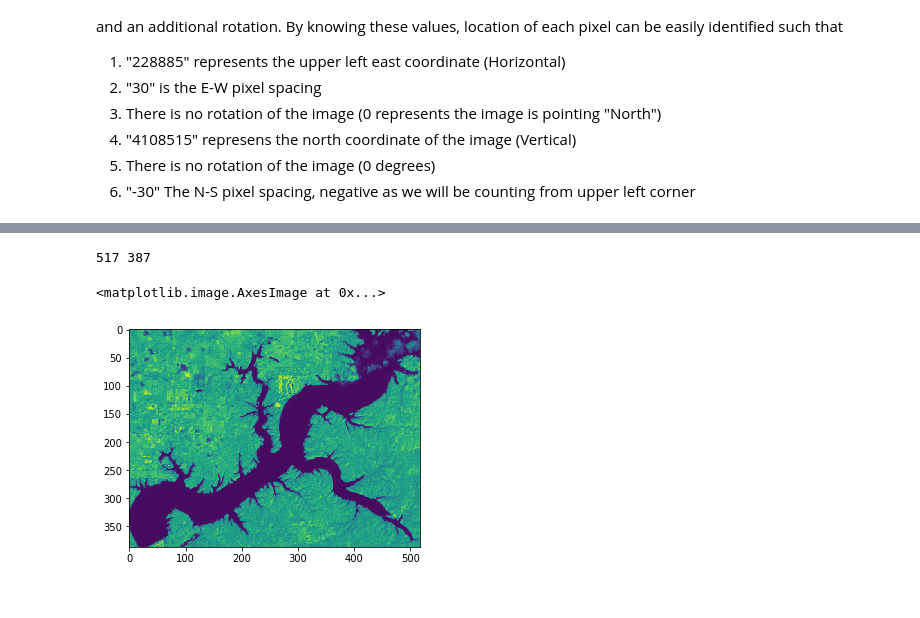
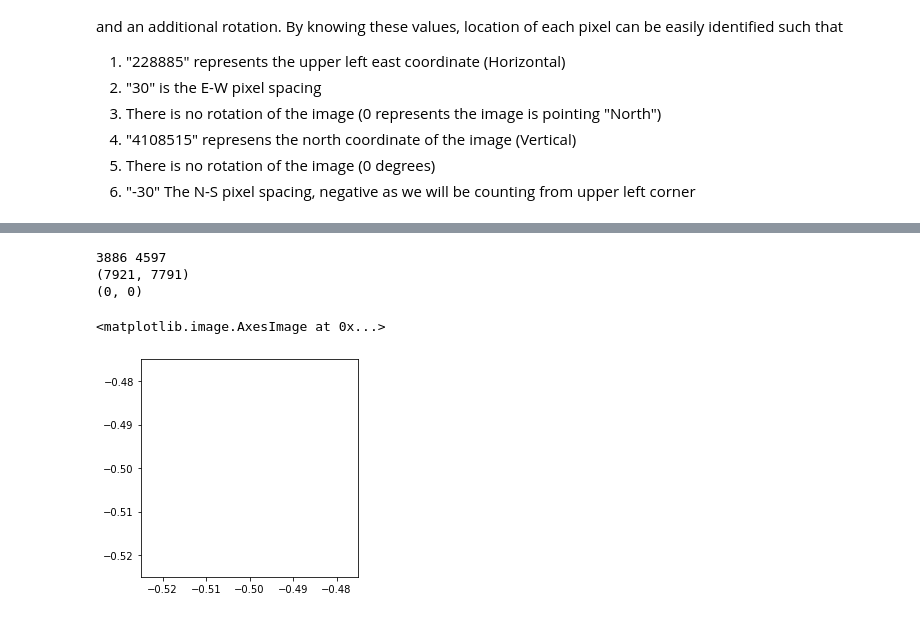
Before and after one commit to djlampert/Clipping_raster, a Jupyter notebook: clip_raster.ipynb, the cells around one changed output, grey strips where cells are left out. Drawn from its saved outputs; the diff is of its cells as text; code cells hidden in the pictures.

```diff
--- a/clip_raster.ipynb
+++ b/clip_raster.ipynb
@@ -69,6 +76,13 @@ coordTrans = osr.CoordinateTransformation(inSpatialRef, outSpatialRef)
 # %%
 # First read the raster as an array using gdal and plot the array using matplotlib
-srcArray = gdal_array.LoadFile(raster)
-plt.imshow(srcArray)
-print(srcArray.shape)
+srcImage = gdal.Open(raster)
+
+#get the number of bands information from the rasterfile
+band = srcImage.GetRasterBand(1)
+
+#Reading the raster data as an array
+srcArray = srcImage.ReadAsArray()
+nrows, ncols = srcArray.shape
+
+print(nrows,ncols)
 # %% [output]
@@ -85,6 +116,14 @@ geoTrans
 # %%
+%matplotlib inline
 # Use pyshp to read the shapefile
 sf = shapefile.Reader("{}.shp".format(shp))
 print(len(sf.shapes()))
+print(sf.fields)
+
+for shape in list(sf.iterShapes()):
+    npoints = len(shape.points)
+    print(npoints)
+    nparts = len(shape.parts)
+    print(nparts)
 # %% [output]
 1
@@ -93,8 +137,14 @@ print(len(sf.shapes()))
 %matplotlib inline
 #Plotting a single shape over the map
 for shape in sf.shapeRecords():
-    x = [i[0] for i in shape.shape.points[:]]
-    y = [i[1] for i in shape.shape.points[:]]
-    plt.plot(x,y, 'k')
-    plt.fill(x,y, fc = 'aqua')
+    for i in range(len(shape.shape.parts)):
+        i_start = shape.shape.parts[i]
+        if i==len(shape.shape.parts)-1:
+            i_end = len(shape.shape.points)
+        else:
+            i_end = shape.shape.parts[i+1]
+        x = [i[0] for i in shape.shape.points[i_start:i_end]]
+        y = [i[1] for i in shape.shape.points[i_start:i_end]]
+        plt.plot(x,y)
+plt.show()
 # %% [output]
@@ -142,15 +192,19 @@ print(ulY, lrY)
 # %%
 #Calculate the pixel size of the new image
 pxWidth = int(lrX - ulX)
 pxHeight = int(lrY - ulY)
 print(pxWidth, pxHeight)
+print(srcArray.shape)
 # Taking only the part of the image based on the extents of the shapefile
-clip = srcArray[1963:2350, ulX-50:lrX-50]
+clip = srcArray[ulY:lrY, ulX:lrX]
+print(clip.shape)
 plt.imshow(clip)
 # %% [output]
-517 387
+3886 4597
+(7921, 7791)
+(0, 0)
 <matplotlib.image.AxesImage at 0x...>
-[figure, old version]
+[figure, new version]
 # %%
 #Create a new geomatrix for the clipped image
 geoTrans = list(geoTrans)
```
Also changed, not shown: parts of 18 cells of this notebook.
